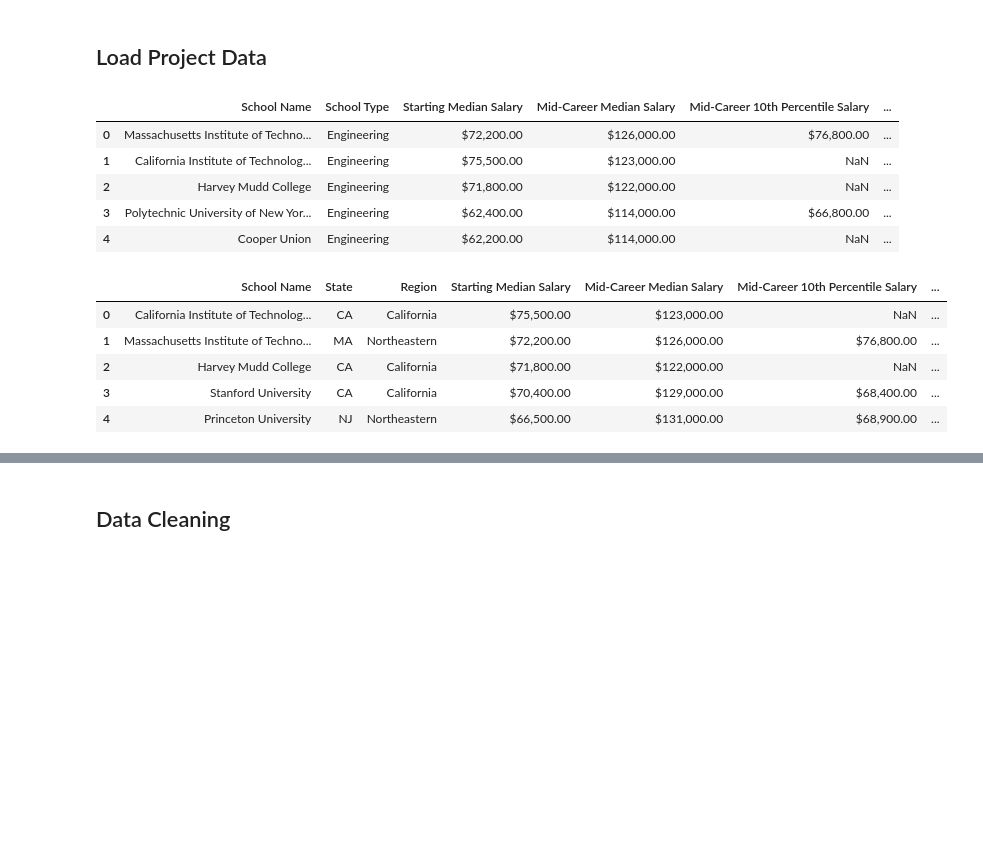
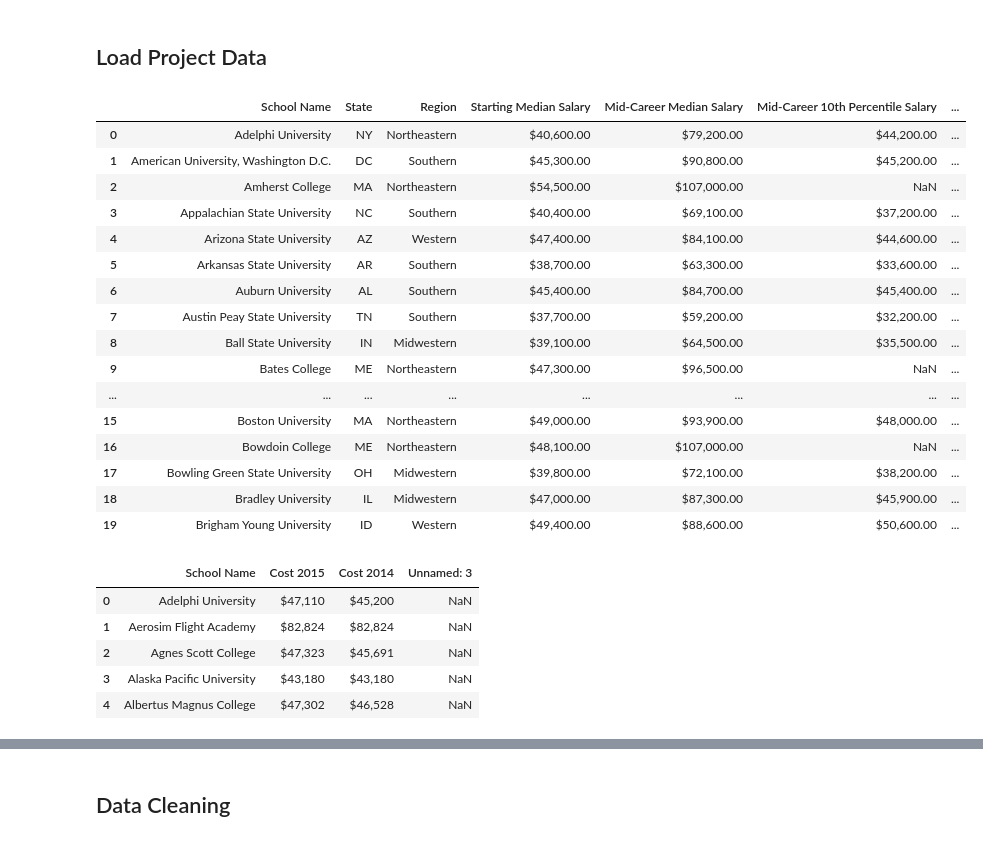
Before and after one commit to clkessler220/project-1-team-5, a Jupyter notebook: TeamProject1.ipynb, the cells around one changed output, grey strips where cells are left out. Cells and saved outputs as stored; diff of their text form; code cells hidden in the pictures; blank space fills up the shorter version.

```diff
--- a/TeamProject1.ipynb
+++ b/TeamProject1.ipynb
@@ -17,29 +17,43 @@ from scipy.stats import linregress
 # %%
 # Get data files and read into a pandas dataframe
 college_data = "Resources/salaries-by-college-type.csv"
 region_data = "Resources/salaries-by-region.csv"
 with open("Resources/costOfAttendence.csv", encoding="utf8", errors='ignore') as cost_data:
 #cost_data = "Resources/costOfAttendence.csv"
 # load colleges by state data
 
 # Read the mouse data and the study results into a pandas dataframe
     college_data = pd.read_csv(college_data)
     region_data = pd.read_csv(region_data)
     cost_data = pd.read_csv(cost_data)
-college_data.head()
+#college_data.head
+
+#college_data.head()
+region_data.head(20)
 # %% [output]
-|  | School Name | School Type | Starting Median Salary | Mid-Career Median Salary | Mid-Career 10th Percentile Salary | ... |
-| 0 | Massachusetts Institute of Techno... | Engineering | $72,200.00 | $126,000.00 | $76,800.00 | ... |
-| 1 | California Institute of Technolog... | Engineering | $75,500.00 | $123,000.00 | NaN | ... |
-| 2 | Harvey Mudd College | Engineering | $71,800.00 | $122,000.00 | NaN | ... |
-| 3 | Polytechnic University of New Yor... | Engineering | $62,400.00 | $114,000.00 | $66,800.00 | ... |
-| 4 | Cooper Union | Engineering | $62,200.00 | $114,000.00 | NaN | ... |
+|  | School Name | State | Region | Starting Median Salary | Mid-Career Median Salary | Mid-Career 10th Percentile Salary | ... |
+| 0 | Adelphi University | NY | Northeastern | $40,600.00 | $79,200.00 | $44,200.00 | ... |
+| 1 | American University, Washington D.C. | DC | Southern | $45,300.00 | $90,800.00 | $45,200.00 | ... |
+| 2 | Amherst College | MA | Northeastern | $54,500.00 | $107,000.00 | NaN | ... |
+| 3 | Appalachian State University | NC | Southern | $40,400.00 | $69,100.00 | $37,200.00 | ... |
+| 4 | Arizona State University | AZ | Western | $47,400.00 | $84,100.00 | $44,600.00 | ... |
+| 5 | Arkansas State University | AR | Southern | $38,700.00 | $63,300.00 | $33,600.00 | ... |
+| 6 | Auburn University | AL | Southern | $45,400.00 | $84,700.00 | $45,400.00 | ... |
+| 7 | Austin Peay State University | TN | Southern | $37,700.00 | $59,200.00 | $32,200.00 | ... |
+| 8 | Ball State University | IN | Midwestern | $39,100.00 | $64,500.00 | $35,500.00 | ... |
+| 9 | Bates College | ME | Northeastern | $47,300.00 | $96,500.00 | NaN | ... |
+| ... | ... | ... | ... | ... | ... | ... | ... |
+| 15 | Boston University | MA | Northeastern | $49,000.00 | $93,900.00 | $48,000.00 | ... |
+| 16 | Bowdoin College | ME | Northeastern | $48,100.00 | $107,000.00 | NaN | ... |
+| 17 | Bowling Green State University | OH | Midwestern | $39,800.00 | $72,100.00 | $38,200.00 | ... |
+| 18 | Bradley University | IL | Midwestern | $47,000.00 | $87,300.00 | $45,900.00 | ... |
+| 19 | Brigham Young University | ID | Western | $49,400.00 | $88,600.00 | $50,600.00 | ... |
 # %%
-region_data.head()
+cost_data.head()
 # %% [output]
-|  | School Name | State | Region | Starting Median Salary | Mid-Career Median Salary | Mid-Career 10th Percentile Salary | ... |
-| 0 | California Institute of Technolog... | CA | California | $75,500.00 | $123,000.00 | NaN | ... |
-| 1 | Massachusetts Institute of Techno... | MA | Northeastern | $72,200.00 | $126,000.00 | $76,800.00 | ... |
-| 2 | Harvey Mudd College | CA | California | $71,800.00 | $122,000.00 | NaN | ... |
-| 3 | Stanford University | CA | California | $70,400.00 | $129,000.00 | $68,400.00 | ... |
-| 4 | Princeton University | NJ | Northeastern | $66,500.00 | $131,000.00 | $68,900.00 | ... |
+|  | School Name | Cost 2015 | Cost 2014 | Unnamed: 3 |
+| 0 | Adelphi University | $47,110 | $45,200 | NaN |
+| 1 | Aerosim Flight Academy | $82,824 | $82,824 | NaN |
+| 2 | Agnes Scott College | $47,323 | $45,691 | NaN |
+| 3 | Alaska Pacific University | $43,180 | $43,180 | NaN |
+| 4 | Albertus Magnus College | $47,302 | $46,528 | NaN |
```
Also changed, not shown: parts of 21 cells of this notebook, 6 other files.
